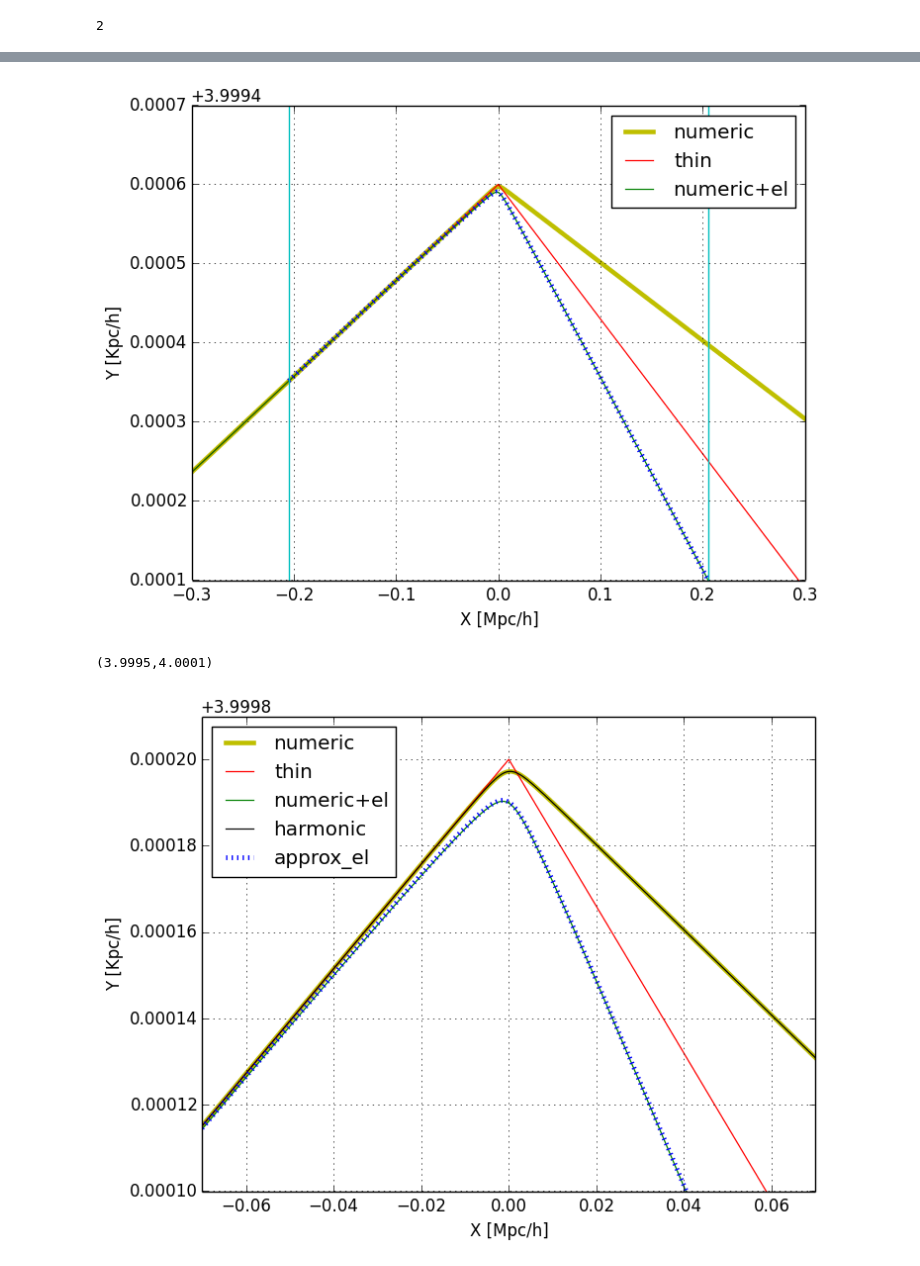
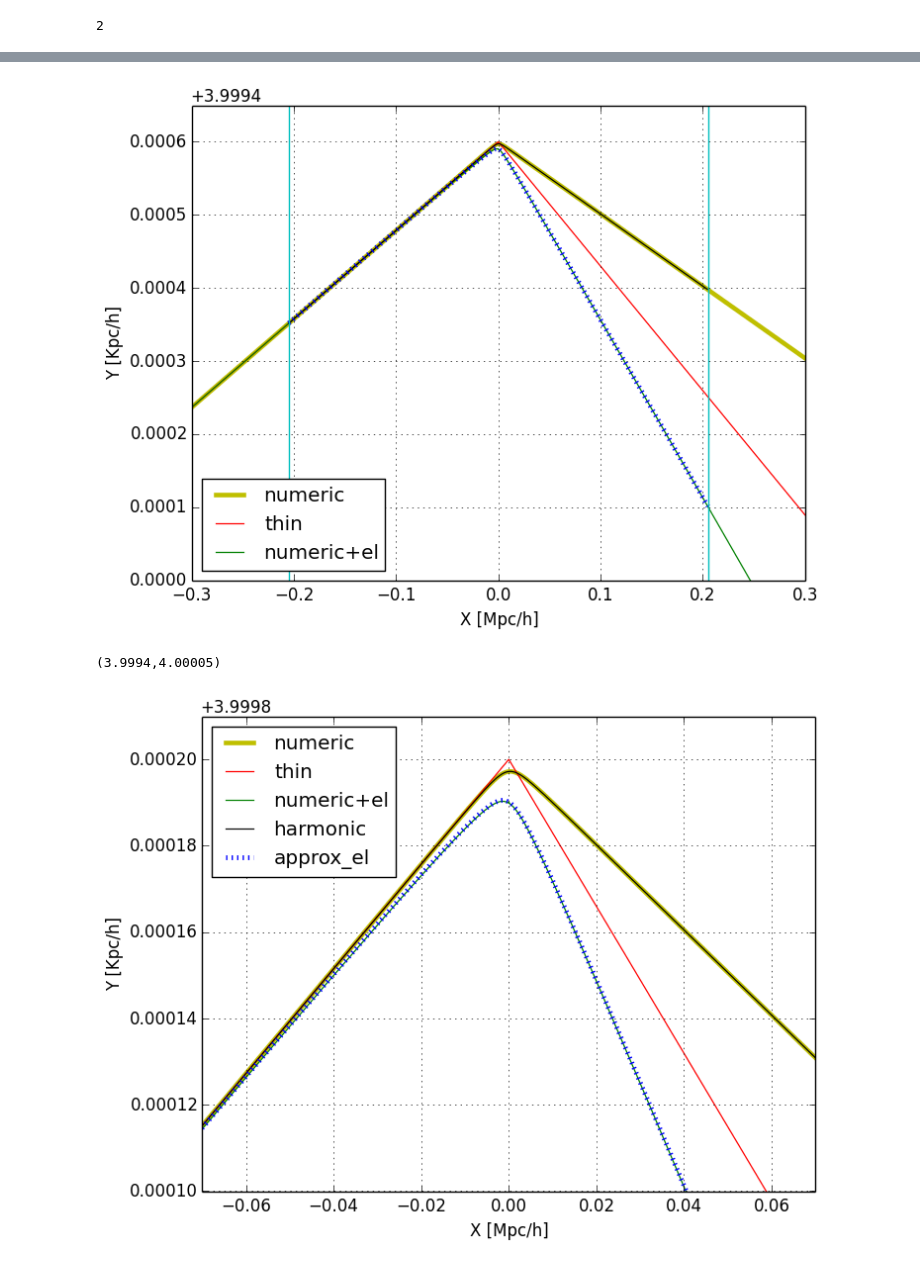
Before and after one commit to skariel/Lensing, a Jupyter notebook: BASELINE.ipynb, the cells around one changed output, grey strips where cells are left out. Drawn from its saved outputs; the diff is of its cells as text; code cells hidden in the pictures.

```diff
--- a/BASELINE.ipynb
+++ b/BASELINE.ipynb
@@ -62,22 +66,23 @@ dα - π / 2 = 6.115893729230493e-7
 # %%
 plot(dx/1e3, dy, "-y",lw=3.3)
 hold(true)
 plot(tx/1e3, ty, "-r",lw=0.9)
 plot(ex/1e3, ey, "-g",lw=0.9)
+plot(hx/1e3, hy, "-k",lw=0.9)
 plot(hex/1e3, hey, ":b",lw=3.5)
-legend(["numeric","thin","numeric+el"], loc=1)
+legend(["numeric","thin","numeric+el"], loc=3)
 grid(true)
 xlabel("X [Mpc/h]")
 ylabel("Y [Kpc/h]")
 r=R200(0.1,200)
 x=cos(linspace(0,2π,500)).*r
 y=sin(linspace(0,2π,500)).*r
 plot(x/1e3,y,"-c")
 xlim(-0.3,0.3)
-ylim(3.9995,4.0001)
+ylim(3.9994,4.00005)
 # %% [output]
-[figure, old version]
+[figure, new version]
-(3.9995,4.0001)
+(3.9994,4.00005)
 # %%
 plot(dx/1e3, dy, "-y",lw=3.3)
 hold(true)
```
Also changed, not shown: parts of 5 cells of this notebook, 2 other files.
